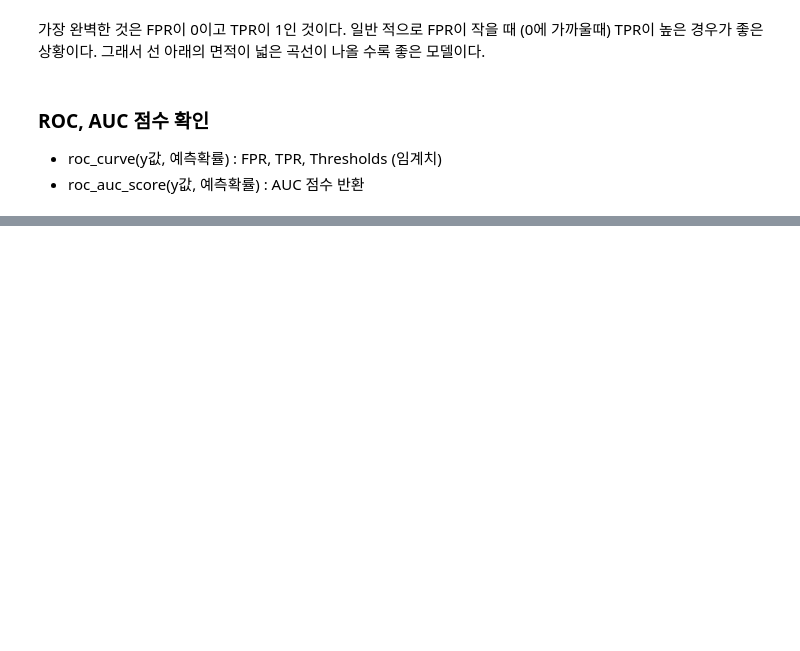
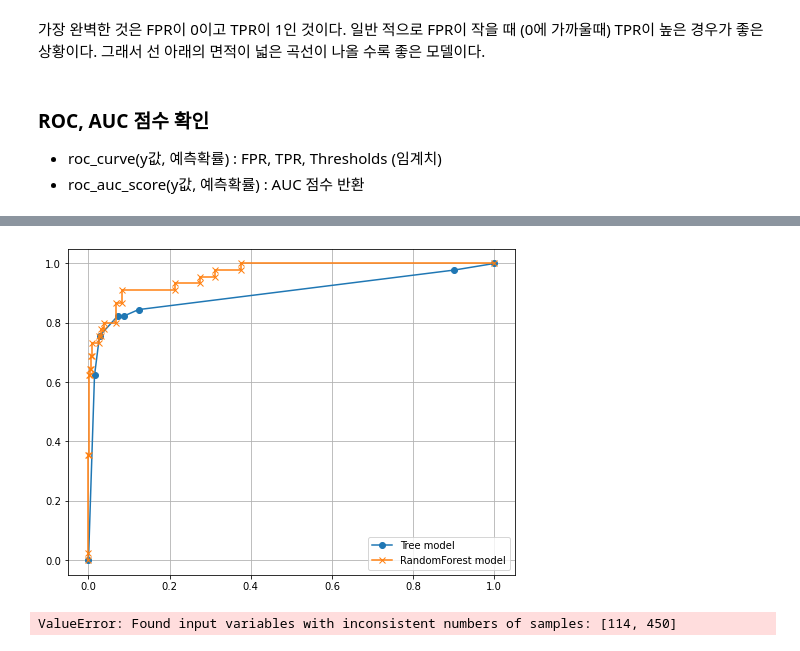
Before and after one commit to purple-cabbage0030/class_review, a Jupyter notebook: 11.MachineLearning/05_분류 평가지표.ipynb, the cells around one changed output, grey strips where cells are left out. Cells and saved outputs as stored; diff of their text form; code cells hidden in the pictures; blank space fills up the shorter version.

```diff
--- a/11.MachineLearning/05_분류 평가지표.ipynb
+++ b/11.MachineLearning/05_분류 평가지표.ipynb
@@ -852 +853,8 @@ RandomForest AP score 0.8486345312919419
 - PR curve(Precision Recall 커브): 양성 클래스 탐지가 음성클래스 탐지의 중요도보다 높을 경우 사용(암환자 진단)
+# %%
+from sklearn.metrics import roc_curve, plot_roc_curve, roc_auc_score
+
+# roc_curve(y값, 양성확률) = FPRs(fall out, 위양성률), TPRs(recall), Thresholds 반환
+fprs1, tprs1, thresholds1 = roc_curve(y_test, proba_test_tree)   # tree 모델 예측 결과
+fprs2, tprs2, thresholds2 = roc_curve(y_test, proba_test_rf)   # random forest 예측 결과
+fprs1.shape, tprs1.shape, thresholds1.shape, fprs2.shape, tprs2.shape, thresholds2.shape
@@ -852,0 +885,16 @@ RandomForest AP score 0.8486345312919419
+# %%
+# ROC curve 직접 작성
+plt.figure(figsize=(8,6))
+plt.plot(fprs1, tprs1, marker='o', label='Tree model')   # x축 = fpr, y축 = tpr
+plt.plot(fprs2, tprs2, marker='x', label='RandomForest model')
+plt.legend()
+plt.grid(True)
+plt.show()
+# %% [output]
+[figure, added]
+# %%
+# roc_auc_score(y정답, 양성확률)
+print('DecisionTree roc auc 점수:', roc_auc_score(y_test, proba_test_tree))
+print('RandomForest roc auc 점수:', roc_auc_score(y_test, proba_test_rf))
+# %% [output]
+ValueError: Found input variables with inconsistent numbers of samples: [114, 450]
```
Also changed, not shown: parts of 34 cells of this notebook.
